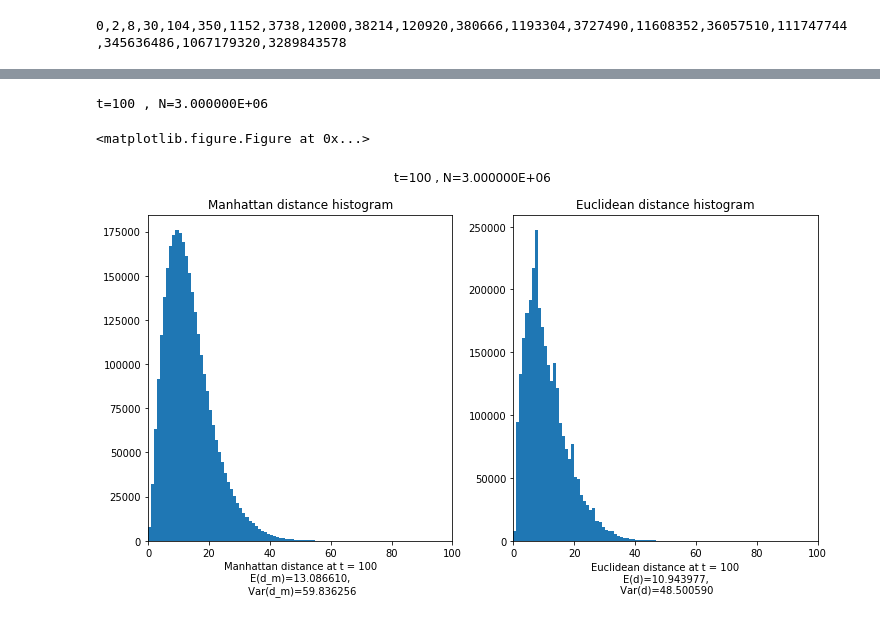
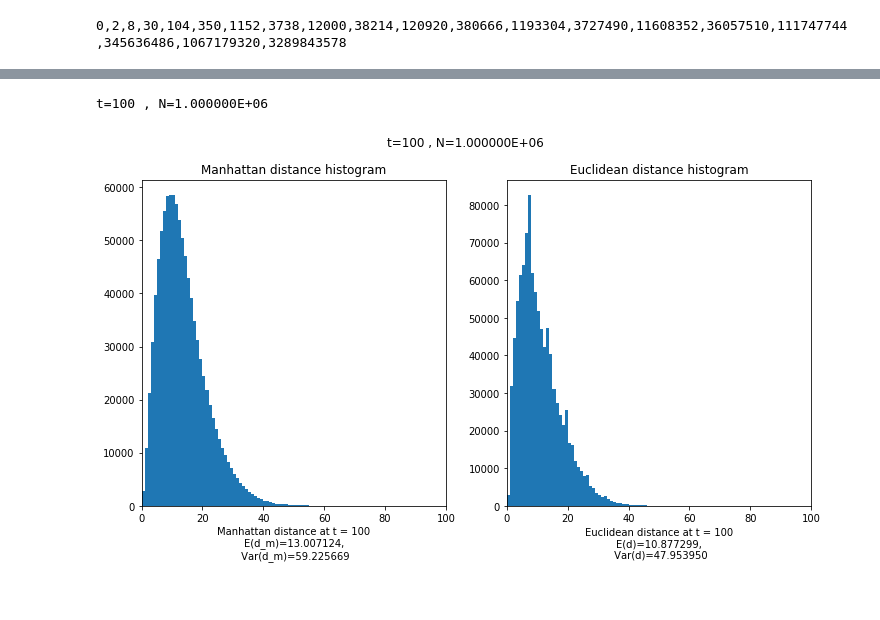
Before and after one commit to MathAndAlgo/DiscussionBoard, a Jupyter notebook: [概率论]正三角形密铺上的随机游走.ipynb, the cells around one changed output, grey strips where cells are left out. Cells and saved outputs as stored; diff of their text form; code cells hidden in the pictures.

```diff
--- a/[概率论]正三角形密铺上的随机游走.ipynb
+++ b/[概率论]正三角形密铺上的随机游走.ipynb
@@ -52,18 +52,20 @@ if 'tvec' in locals():
     del tvec ##清理内存
 
 ### 小心内存溢出
-sample_size = int(1E5)
+sample_size = int(10E5)
 # sample_size = int(3E6)
 batch_num = 1 ###确保能整除
 T = 151
 t = 100
-delta = np.array([(0,1),(1,1),(1,0),(0,-1),(-1,-1),(-1,0)])
+delta = np.array([(0,1),(1,-1),(1,0),(0,-1),(-1,1),(-1,0),(0,0)])
 
 lst = []
 for i in range(batch_num):
     if 'Tvec' in locals():
         del Tvec,dvec ##清理内存
+    start = np.ones((sample_size//batch_num,1),dtype = int) * -1
     idx = np.random.choice(6,size=(sample_size//batch_num,T))
+    idx = np.concatenate([start,idx],axis = 1)
     dvec = delta[idx]
     Tvec = np.cumsum(dvec,axis = 1)
     if batch_num==1:
@@ -81,0 +157,5 @@ del Tvec,lst
+# %%
+t = 100
+plt.hist2d(x[:,t],y[:,t],50);
+plt.title('Probability density at t=%d'%t)
+plt.show()
@@ -82,9 +215,28 @@ del Tvec,lst
+# %%
+def histo_t(t,tvec = None,Tvec = None,):
+    if tvec is None:
+        tvec = Tvec[:,t]
+    sample_size = len(tvec)
+    bins = np.arange(t)
+    stl = "t=%d , N=%E"%(t,sample_size)
+    print stl
+    plt.figure(figsize = [12,6])
+    plt.subplot(121)
+    hex_dist = np.sum(abs(tvec),axis = 1)
+    plt.hist(hex_dist,bins = bins)
+    plt.xlim(0,t)
+    plt.title("Manhattan distance histogram")
+    stat = "E(d_m)=%f,\n Var(d_m)=%f"%(hex_dist.mean(),hex_dist.var())
+    plt.xlabel('Manhattan distance at t = %d\n'%t+stat)
+    # plt.show()
+    # print "E(d_m)=",hex_dist.mean()
 # %%
 #### 数据可视化
+### Not very good
 # t = 100
 
 # def histo_t(t,sample_size = sample_size,Tvec = Tvec):
-def histo_t(t,tvec = None,Tvec = None):
+def histo_t(t,tvec = None,Tvec = None,):
     if tvec is None:
         tvec = Tvec[:,t]
     sample_size = len(tvec)
@@ -92,33 +244,32 @@ def histo_t(t,tvec = None,Tvec = None):
     stl = "t=%d , N=%E"%(t,sample_size)
     print stl
     plt.figure(figsize = [12,6])
     plt.subplot(121)
     hex_dist = np.sum(abs(tvec),axis = 1)
     plt.hist(hex_dist,bins = bins)
     plt.xlim(0,t)
     plt.title("Manhattan distance histogram")
     stat = "E(d_m)=%f,\n Var(d_m)=%f"%(hex_dist.mean(),hex_dist.var())
     plt.xlabel('Manhattan distance at t = %d\n'%t+stat)
     # plt.show()
     # print "E(d_m)=",hex_dist.mean()
 
     plt.subplot(122)
 
     euc_dist = np.sqrt(np.sum(tvec**2,axis = 1) + tvec[:,0]*tvec[:,1])
     plt.hist(euc_dist,bins = bins)
     plt.xlim(0,t)
     plt.title("Euclidean distance histogram")
     stat = "E(d)=%f,\n Var(d)=%f"%(euc_dist.mean(),euc_dist.var())
 
     plt.xlabel('Euclidean distance at t = %d\n'%t+stat)
 
     plt.suptitle(stl)
     plt.show()
     return plt.gcf()
 t = 100
 # tvec=  Tvec[:,t]
 histo_t(t,Tvec = Tvec);
 # %% [output]
-t=100 , N=3.000000E+06
+t=100 , N=1.000000E+06
-<matplotlib.figure.Figure at 0x...>
-[figure, old version]
+[figure, new version]
```
Also changed, not shown: parts of 30 cells of this notebook.
